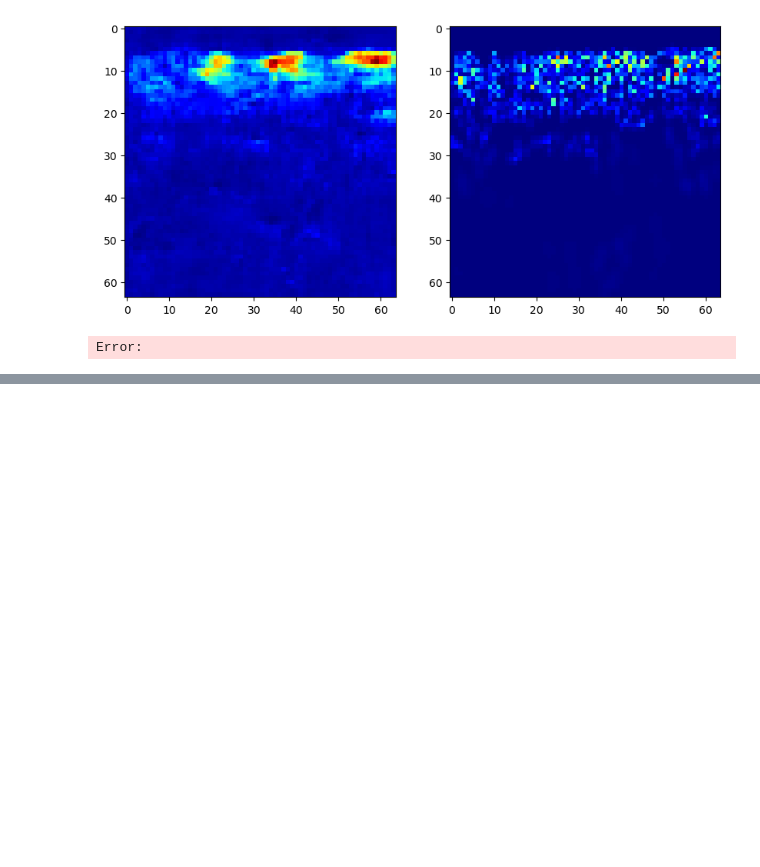
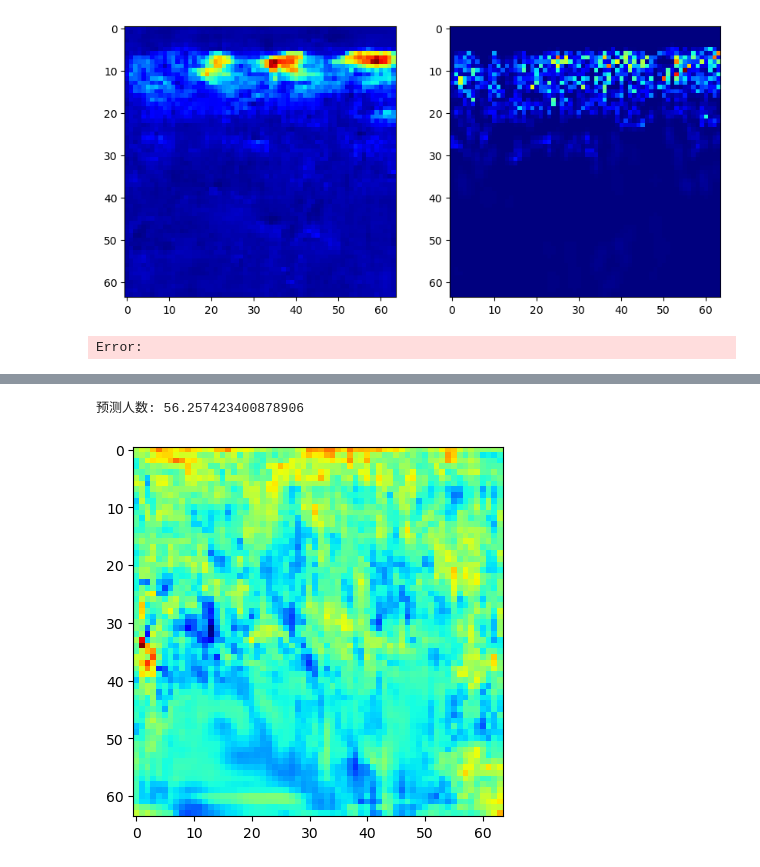
Before and after one commit to wjw1532684776/crowdCounting, a Jupyter notebook: myModels/myMCNN/model_test.ipynb, the cells around one changed output, grey strips where cells are left out. Drawn from its saved outputs; the diff is of its cells as text; code cells hidden in the pictures; blank space fills up the shorter version.

```diff
--- a/myModels/myMCNN/model_test.ipynb
+++ b/myModels/myMCNN/model_test.ipynb
@@ -76,0 +88,9 @@ tensor(2.9662)
+# %%
+with torch.no_grad():
+    output = model(img_tensor)
+    print(f'预测人数: {torch.sum(output[0])}')
+    density_map = output.squeeze().numpy()
+    plt.imshow(density_map, cmap='jet')
+# %% [output]
+预测人数: 56.257423400878906
+[figure, added]
```
Also changed, not shown: parts of 4 cells of this notebook, 4 other files.
